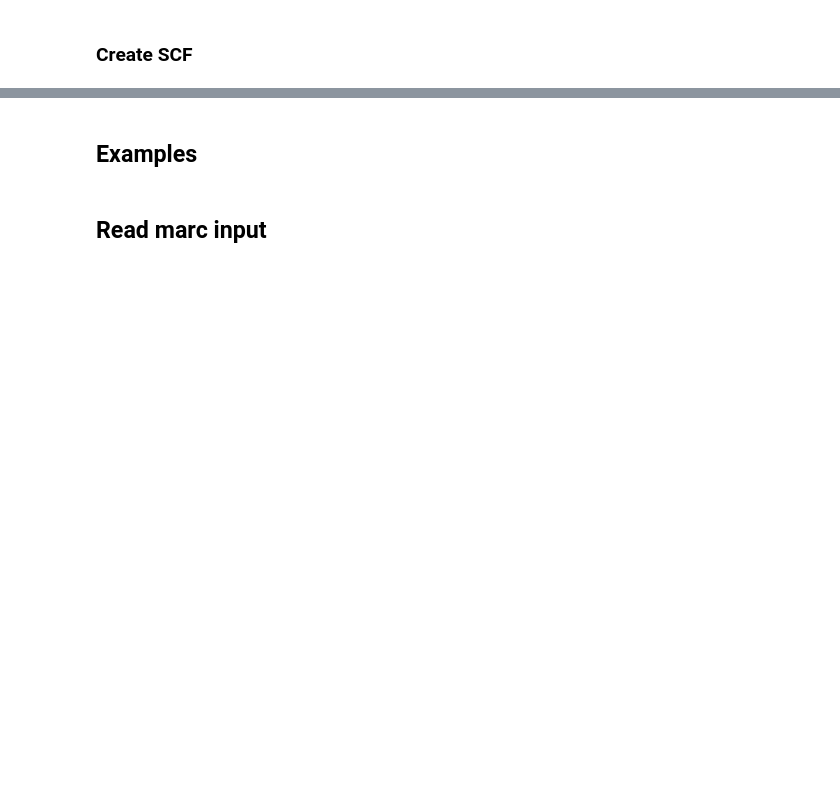
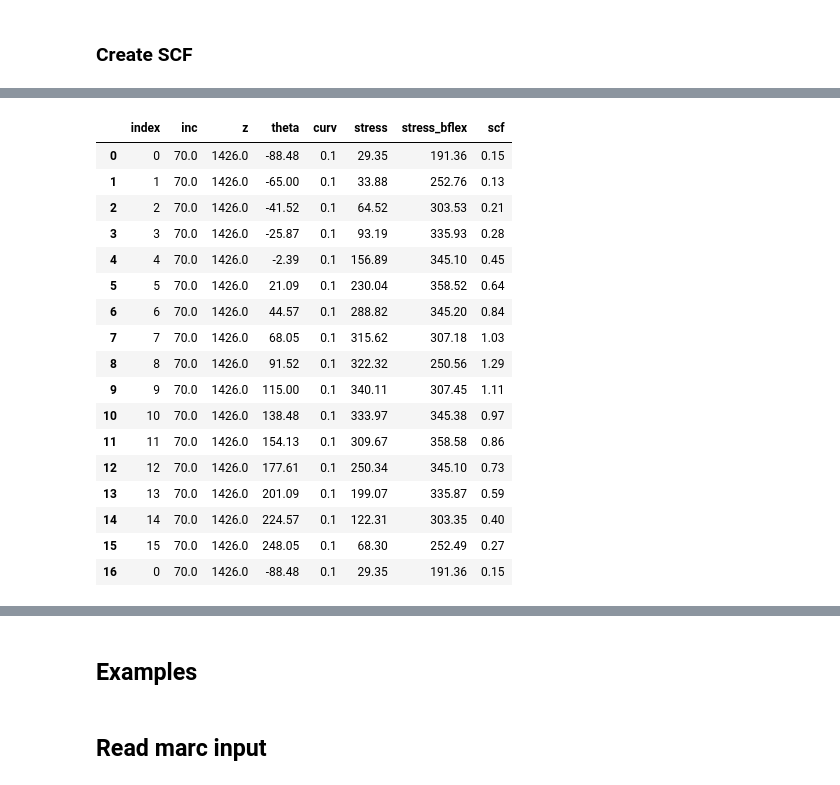
Before and after one commit to tom-are-grov-4ss/marc-bflex-ssc, a Jupyter notebook: Marc_tools_notebook.ipynb, the cells around one changed output, grey strips where cells are left out. Drawn from its saved outputs; the diff is of its cells as text; code cells hidden in the pictures; blank space fills up the shorter version.

Commit message:
working with groups of incs

```diff
--- a/Marc_tools_notebook.ipynb
+++ b/Marc_tools_notebook.ipynb
@@ -134,0 +143,4 @@ df.sort_values(['inc', 'z', 'theta'], inplace=True)
+# %%
+dfn = df[df.inc==70]
+# dfn
+# sorted(list(set(dfn.z)))
@@ -136,6 +157,7 @@ df.sort_values(['inc', 'z', 'theta'], inplace=True)
 df_marc = pd.DataFrame()
 
 for inc in range(0, 70, 10):
+    print(inc)
 
     if inc < 10:
         inc_start = inc
@@ -147,12 +169,27 @@ for inc in range(0, 70, 10):
     # print(f'Checking increments {inc_start} <= inc <= {inc_end}')
 
     dfn = df[(df.inc <= inc_end) & (df.inc >= inc_start)]
+    print('1')
+    # Combine groups where difference in z positions is < 10 - check sort on z
+    dfn['diff_z'] = dfn.groupby(['inc'])['z'].diff().gt(10).cumsum()
+    print('2')
 
-    dfn['diff'] = dfn.groupby(['inc', 'z'])['theta'].diff().gt(3).cumsum()
+    # Sort dataframe based on diff_z and theta to allow .diff to work
+    dfn.sort_values(['diff_z', 'theta'], inplace=True)
+    print('3')
 
-    dfg = dfn.groupby(['inc', 'z', 'diff']).max()
-    dfg.reset_index(inplace=True)
-    dfg.drop(['diff'], axis=1, inplace=True)
+    # Combine groups where difference in theta is < 3
+    dfn['diff_th'] = dfn.groupby(['inc', 'diff_z'])['theta'].diff().gt(3).cumsum()
+    print('4')
+
+    # Sort by diff and take max for each group
+    dfg = dfn.groupby(['diff_z', 'diff_th']).max()
+    dfg.reset_index(inplace=True).drop(columns=['diff_z', 'diff_th'],
+                                       inplace=True)
+
+    # dfg = dfn.groupby(['inc', 'z', 'diff']).max()
+    # dfg.reset_index(inplace=True)
+    # dfg.drop(['diff'], axis=1, inplace=True)
 
     df_marc = pd.concat([df_marc, dfg], axis=0)
 
@@ -286,18 +322,21 @@ pos = 25
 
 for inc in range(0, 71, 10):
 
+    while inc in bad_incs:
+        inc += 1
+
     # Extrat specific positinos
     df_plot = df_scf[(df_scf.inc==inc) & (df_scf.z==positions[pos])]
-    print(df_plot.curv.iloc[0])
+    df_plot = df_plot.append(df_plot.iloc[0]).reset_index()
 
     # Find curvature
     curv = df_plot.curv.iloc[0]
 
     # Plot
-    fig_scf.add_trace(go.Scatterpolar(r=df_plot['scf'][::3],
-                                  theta=df_plot['theta'][::3],
+    fig_scf.add_trace(go.Scatterpolar(r=df_plot['scf'],
+                                  theta=df_plot['theta'],
                                   fill='toself',
-                                  name=f'Curvature {curv}'
+                                  name=f'Curvature {curv:.2f} ({inc})'
                                   ))
 
 fig_scf.update_layout(
@@ -318,0 +360,21 @@ fig_scf.show()
+# %%
+df_plot
+# %% [output]
+|  | index | inc | z | theta | curv | stress | stress_bflex | scf |
+| 0 | 0 | 70.0 | 1426.0 | -88.48 | 0.1 | 29.35 | 191.36 | 0.15 |
+| 1 | 1 | 70.0 | 1426.0 | -65.00 | 0.1 | 33.88 | 252.76 | 0.13 |
+| 2 | 2 | 70.0 | 1426.0 | -41.52 | 0.1 | 64.52 | 303.53 | 0.21 |
+| 3 | 3 | 70.0 | 1426.0 | -25.87 | 0.1 | 93.19 | 335.93 | 0.28 |
+| 4 | 4 | 70.0 | 1426.0 | -2.39 | 0.1 | 156.89 | 345.10 | 0.45 |
+| 5 | 5 | 70.0 | 1426.0 | 21.09 | 0.1 | 230.04 | 358.52 | 0.64 |
+| 6 | 6 | 70.0 | 1426.0 | 44.57 | 0.1 | 288.82 | 345.20 | 0.84 |
+| 7 | 7 | 70.0 | 1426.0 | 68.05 | 0.1 | 315.62 | 307.18 | 1.03 |
+| 8 | 8 | 70.0 | 1426.0 | 91.52 | 0.1 | 322.32 | 250.56 | 1.29 |
+| 9 | 9 | 70.0 | 1426.0 | 115.00 | 0.1 | 340.11 | 307.45 | 1.11 |
+| 10 | 10 | 70.0 | 1426.0 | 138.48 | 0.1 | 333.97 | 345.38 | 0.97 |
+| 11 | 11 | 70.0 | 1426.0 | 154.13 | 0.1 | 309.67 | 358.58 | 0.86 |
+| 12 | 12 | 70.0 | 1426.0 | 177.61 | 0.1 | 250.34 | 345.10 | 0.73 |
+| 13 | 13 | 70.0 | 1426.0 | 201.09 | 0.1 | 199.07 | 335.87 | 0.59 |
+| 14 | 14 | 70.0 | 1426.0 | 224.57 | 0.1 | 122.31 | 303.35 | 0.40 |
+| 15 | 15 | 70.0 | 1426.0 | 248.05 | 0.1 | 68.30 | 252.49 | 0.27 |
+| 16 | 0 | 70.0 | 1426.0 | -88.48 | 0.1 | 29.35 | 191.36 | 0.15 |
```
Also changed, not shown: parts of 10 cells of this notebook.
